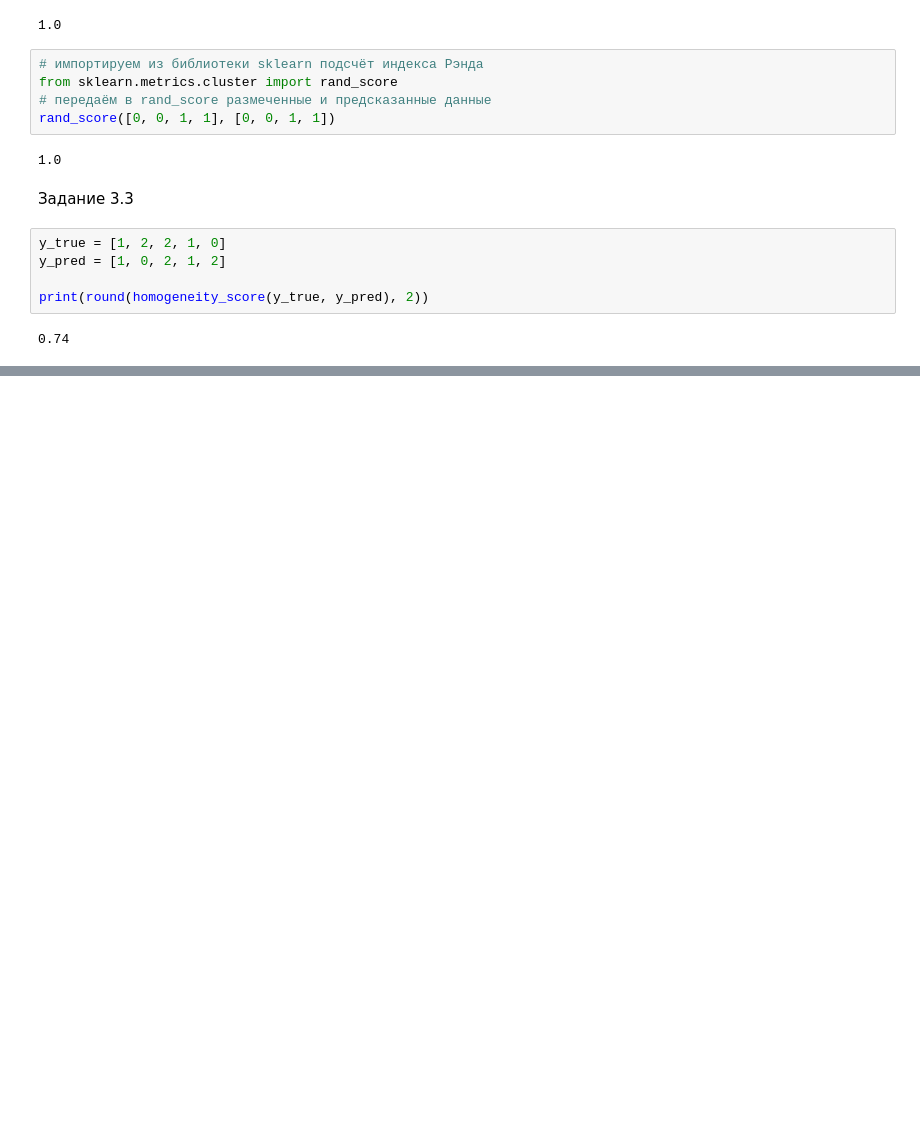
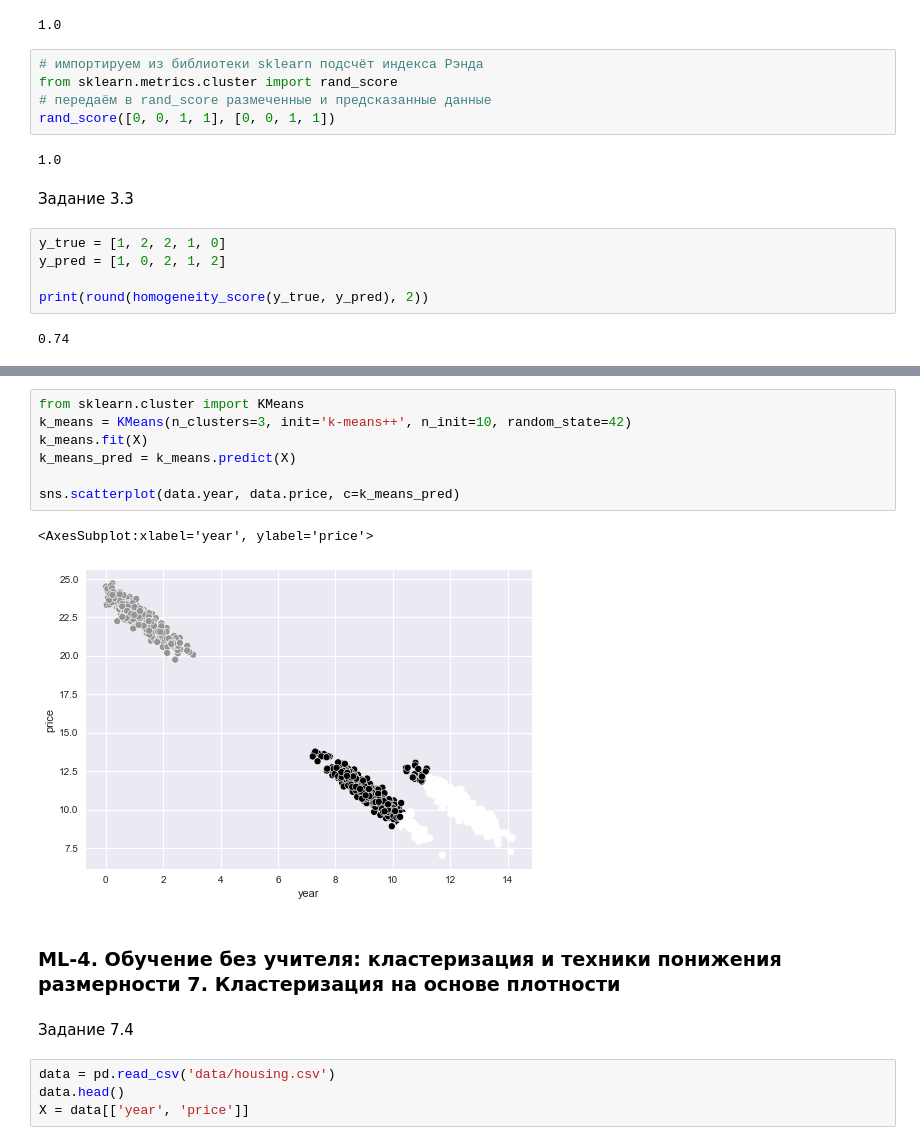
Before and after one commit to Nadarsa/sf_data_science, a Jupyter notebook: ML/ml_practice.ipynb, the cells around one changed output, grey strips where cells are left out. Cells and saved outputs as stored; diff of their text form; blank space fills up the shorter version.

```diff
--- a/ML/ml_practice.ipynb
+++ b/ML/ml_practice.ipynb
@@ -1460,0 +1480,18 @@ print(round(homogeneity_score(y_true, y_pred), 2))
+# %%
+from sklearn.cluster import KMeans
+k_means = KMeans(n_clusters=3, init='k-means++', n_init=10, random_state=42)
+k_means.fit(X)
+k_means_pred = k_means.predict(X)
+
+sns.scatterplot(data.year, data.price, c=k_means_pred)
+# %% [output]
+<AxesSubplot:xlabel='year', ylabel='price'>
+[figure, added]
+# %% [markdown]
+### ML-4. Обучение без учителя: кластеризация и техники понижения размерности  7. Кластеризация на основе плотности
+# %% [markdown]
+Задание 7.4
+# %%
+data = pd.read_csv('data/housing.csv')
+data.head()
+X = data[['year', 'price']]
```
Also changed, not shown: parts of 42 cells of this notebook, 8 other files.
